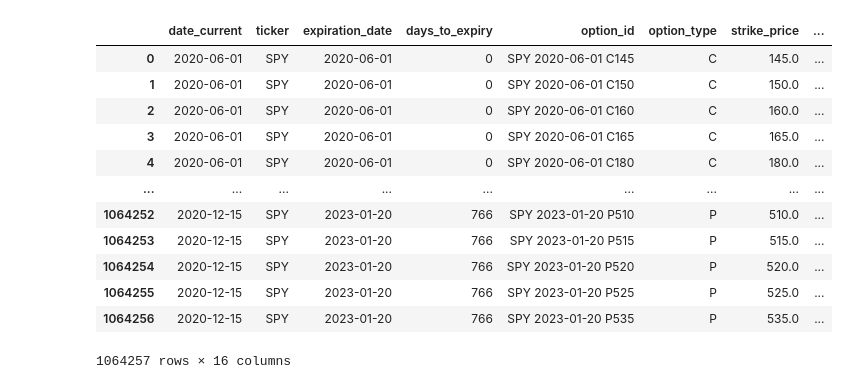
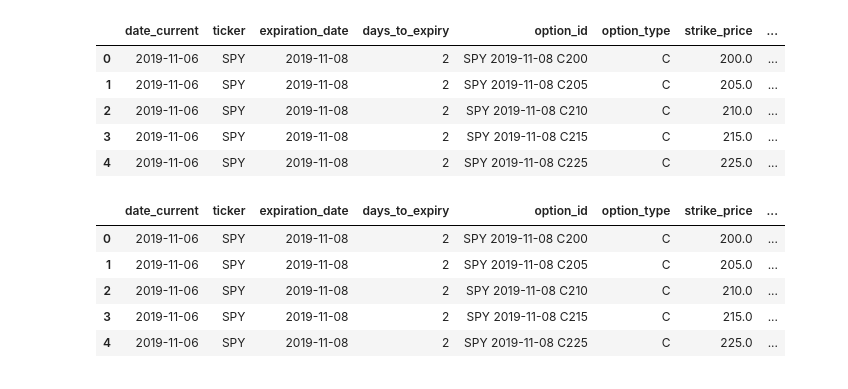
Before and after one commit to zQuantz/OptionsResearch, a Jupyter notebook: IVLab/DaysToExpiry.ipynb, the cells around one changed output. Cells and saved outputs as stored; diff of their text form; code cells hidden in the pictures.

```diff
--- a/IVLab/DaysToExpiry.ipynb
+++ b/IVLab/DaysToExpiry.ipynb
@@ -3,6 +3,22 @@ import pandas_market_calendars as mcal
 import pandas as pd
 # %%
 options = pd.read_csv("data/options.csv")
+options = options[
+    [
+        col
+        for col in options.columns
+        if "tdays_to" not in col
+    ]
+]
+# %%
+options.head()
+# %% [output]
+|  | date_current | ticker | expiration_date | days_to_expiry | option_id | option_type | strike_price | ... |
+| 0 | 2019-11-06 | SPY | 2019-11-08 | 2 | SPY 2019-11-08 C200 | C | 200.0 | ... |
+| 1 | 2019-11-06 | SPY | 2019-11-08 | 2 | SPY 2019-11-08 C205 | C | 205.0 | ... |
+| 2 | 2019-11-06 | SPY | 2019-11-08 | 2 | SPY 2019-11-08 C210 | C | 210.0 | ... |
+| 3 | 2019-11-06 | SPY | 2019-11-08 | 2 | SPY 2019-11-08 C215 | C | 215.0 | ... |
+| 4 | 2019-11-06 | SPY | 2019-11-08 | 2 | SPY 2019-11-08 C225 | C | 225.0 | ... |
 # %%
 nyse = mcal.get_calendar('NYSE')
 min_date = options.date_current.min()
@@ -13,28 +29,26 @@ trading_days = mcal.date_range(schedule, frequency="1D").tolist()
 trading_days = [str(day)[:10] for day in trading_days]
 # %%
 def get_trading_days(x):
-    i = trading_days.index(x[0])
-    j = trading_days.index(x[1])
-    return j - i
+    try:
+        i = trading_days.index(x[0])
+        j = trading_days.index(x[1])
+        return j - i
+    except Exception as e:
+        print(e)
+        return None
 
 pairs = options[['date_current', 'expiration_date']].drop_duplicates(ignore_index=True)
 pairs['tdays_to_expiry'] = pairs.apply(get_trading_days, axis=1)
+pairs = pairs.dropna()
 # %%
 options = options.merge(pairs, on=['date_current', 'expiration_date'], how='inner')
 options.to_csv("data/options.csv", index=False)
 # %%
-options
+options.head()
 # %% [output]
 |  | date_current | ticker | expiration_date | days_to_expiry | option_id | option_type | strike_price | ... |
-| 0 | 2020-06-01 | SPY | 2020-06-01 | 0 | SPY 2020-06-01 C145 | C | 145.0 | ... |
-| 1 | 2020-06-01 | SPY | 2020-06-01 | 0 | SPY 2020-06-01 C150 | C | 150.0 | ... |
-| 2 | 2020-06-01 | SPY | 2020-06-01 | 0 | SPY 2020-06-01 C160 | C | 160.0 | ... |
-| 3 | 2020-06-01 | SPY | 2020-06-01 | 0 | SPY 2020-06-01 C165 | C | 165.0 | ... |
-| 4 | 2020-06-01 | SPY | 2020-06-01 | 0 | SPY 2020-06-01 C180 | C | 180.0 | ... |
-| ... | ... | ... | ... | ... | ... | ... | ... | ... |
-| 1064252 | 2020-12-15 | SPY | 2023-01-20 | 766 | SPY 2023-01-20 P510 | P | 510.0 | ... |
-| 1064253 | 2020-12-15 | SPY | 2023-01-20 | 766 | SPY 2023-01-20 P515 | P | 515.0 | ... |
-| 1064254 | 2020-12-15 | SPY | 2023-01-20 | 766 | SPY 2023-01-20 P520 | P | 520.0 | ... |
-| 1064255 | 2020-12-15 | SPY | 2023-01-20 | 766 | SPY 2023-01-20 P525 | P | 525.0 | ... |
-| 1064256 | 2020-12-15 | SPY | 2023-01-20 | 766 | SPY 2023-01-20 P535 | P | 535.0 | ... |
+| 0 | 2019-11-06 | SPY | 2019-11-08 | 2 | SPY 2019-11-08 C200 | C | 200.0 | ... |
+| 1 | 2019-11-06 | SPY | 2019-11-08 | 2 | SPY 2019-11-08 C205 | C | 205.0 | ... |
+| 2 | 2019-11-06 | SPY | 2019-11-08 | 2 | SPY 2019-11-08 C210 | C | 210.0 | ... |
+| 3 | 2019-11-06 | SPY | 2019-11-08 | 2 | SPY 2019-11-08 C215 | C | 215.0 | ... |
+| 4 | 2019-11-06 | SPY | 2019-11-08 | 2 | SPY 2019-11-08 C225 | C | 225.0 | ... |
-1064257 rows × 16 columns
```
Also changed, not shown: 8 other files.
